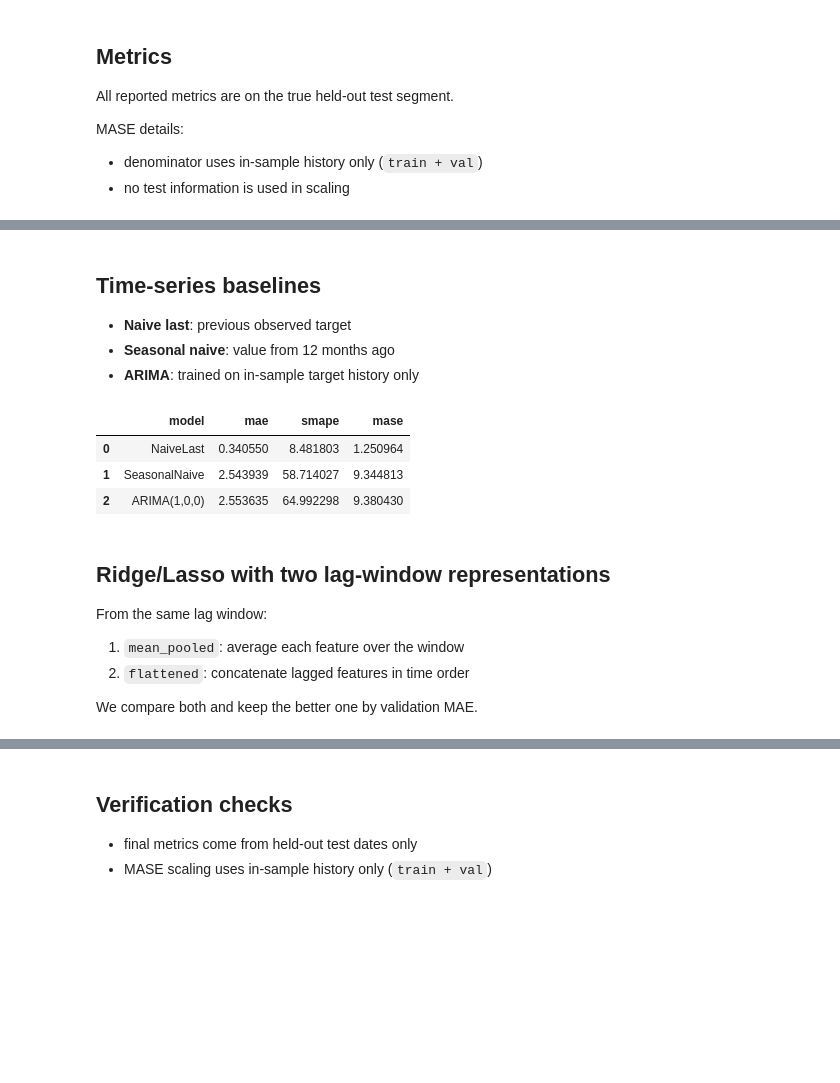
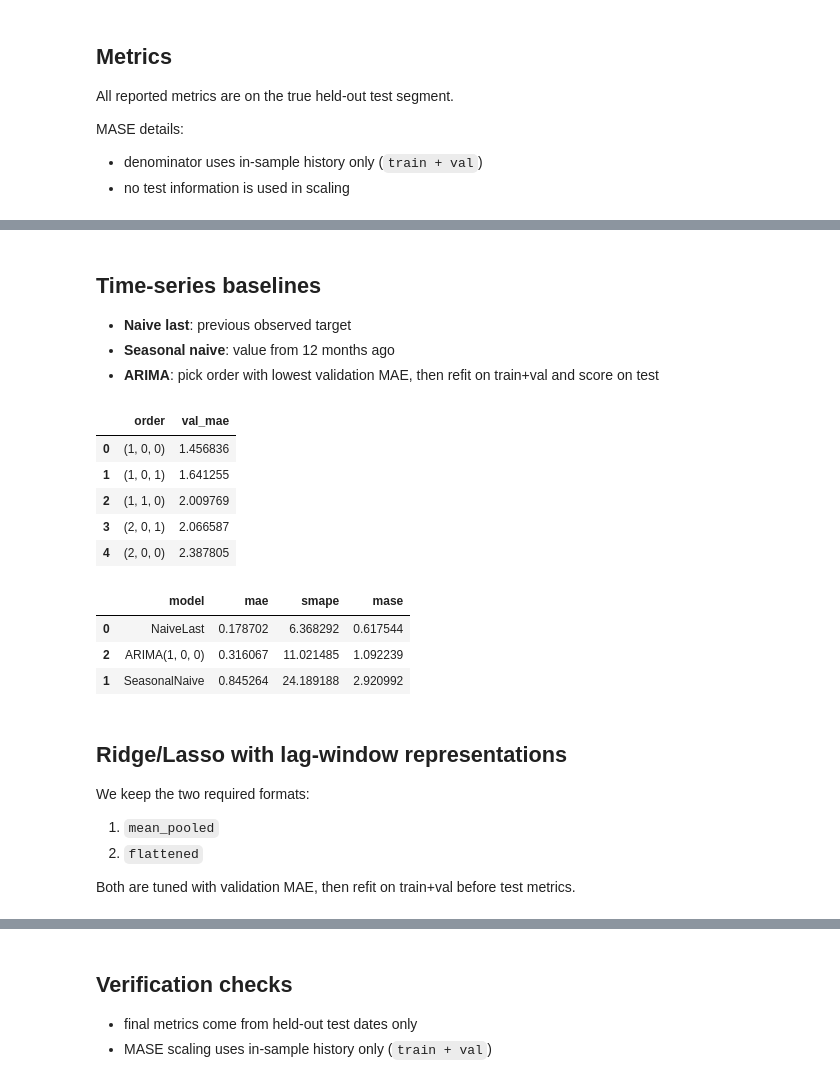
Before and after one commit to JadMouawad/261-Project, a Jupyter notebook: notebooks/03_classical_baselines.ipynb, the cells around one changed output, grey strips where cells are left out. Saved outputs shown, nothing was run; the diff lists cells and outputs as text; code cells hidden in the pictures; blank space fills up the shorter version.

```diff
--- a/notebooks/03_classical_baselines.ipynb
+++ b/notebooks/03_classical_baselines.ipynb
@@ -49,11 +50,14 @@ Baselines dir: C:\Users\User\Downloads\261-Project\results\baselines
 # %%
-N_LAGS = 60
+N_LAGS = 24
 SEASONAL_PERIOD = 12
 MASE_M = 1
-ARIMA_ORDER = (1, 0, 0)
-RIDGE_ALPHA = 1.0
-LASSO_ALPHA = 0.01
+LINEAR_TARGET_MODE = "delta"   # options: "level", "delta"
+
+ARIMA_GRID = [(1,0,0), (2,0,0), (1,0,1), (2,0,1), (1,1,0)]
+RIDGE_ALPHA_GRID = [1e-4,1e-3,1e-2,1e-1,1,3,10,30,100]
+LASSO_ALPHA_GRID = [1e-4,5e-4,1e-3,5e-3,1e-2,5e-2,1e-1]
 
 print("N_LAGS:", N_LAGS)
-print("ARIMA_ORDER:", ARIMA_ORDER)
+print("Linear target mode:", LINEAR_TARGET_MODE)
+print("ARIMA grid:", ARIMA_GRID)
 # %% [output]
@@ -160,42 +165,66 @@ MASE scale history length (train+val only): 335
 ## Time-series baselines
 - **Naive last**: previous observed target
 - **Seasonal naive**: value from 12 months ago
-- **ARIMA**: trained on in-sample target history only
+- **ARIMA**: pick order with lowest validation MAE, then refit on train+val and score on test
 # %%
 # Naive baselines from target history
 y_naive_last = y_sr.shift(1).loc[y_test.index]
 y_naive_seasonal = y_sr.shift(SEASONAL_PERIOD).loc[y_test.index]
 
-# ARIMA baseline fitted only on in-sample history
-arima_model = ARIMA(y_insample, order=ARIMA_ORDER)
-arima_fit = arima_model.fit()
-y_arima = pd.Series(arima_fit.forecast(steps=len(y_test)), index=y_test.index)
-
-# keep aligned non-null segments (seasonal naive may drop earliest test points)
 def aligned_eval(y_true_sr, y_pred_sr):
     joint = pd.concat([y_true_sr.rename("y"), y_pred_sr.rename("p")], axis=1).dropna()
     return joint["y"], joint["p"]
+
+# quick ARIMA order search on validation only
+arima_val_rows = []
+for order in ARIMA_GRID:
+    try:
+        mdl = ARIMA(y_train, order=order)
+        fit = mdl.fit()
+        pred_val = pd.Series(fit.forecast(steps=len(y_val)), index=y_val.index)
+        y_tv, y_pv = aligned_eval(y_val, pred_val)
+        v_mae = mae(y_tv, y_pv)
+        arima_val_rows.append({"order": order, "val_mae": float(v_mae)})
+    except Exception:
+        continue
+
+if len(arima_val_rows) == 0:
+    raise RuntimeError("ARIMA search failed for all candidate orders")
+
+arima_val_df = pd.DataFrame(arima_val_rows).sort_values("val_mae").reset_index(drop=True)
+best_arima_order = tuple(arima_val_df.iloc[0]["order"])
+
+# refit best order on train+val and evaluate on held-out test
+arima_fit = ARIMA(y_insample, order=best_arima_order).fit()
+y_arima = pd.Series(arima_fit.forecast(steps=len(y_test)), index=y_test.index)
 
 y_t_last, y_p_last = aligned_eval(y_test, y_naive_last)
 y_t_seas, y_p_seas = aligned_eval(y_test, y_naive_seasonal)
 y_t_arima, y_p_arima = aligned_eval(y_test, y_arima)
 
 metrics_ts = []
 metrics_ts.append(evaluate_model("NaiveLast", y_t_last, y_p_last, y_insample, mase_m=MASE_M))
 metrics_ts.append(evaluate_model("SeasonalNaive", y_t_seas, y_p_seas, y_insample, mase_m=MASE_M))
-metrics_ts.append(evaluate_model("ARIMA(1,0,0)", y_t_arima, y_p_arima, y_insample, mase_m=MASE_M))
+metrics_ts.append(evaluate_model(f"ARIMA{best_arima_order}", y_t_arima, y_p_arima, y_insample, mase_m=MASE_M))
 
+display(arima_val_df)
 pd.DataFrame(metrics_ts).sort_values("mae")
 # %% [output]
-|  | model | mae | smape | mase |
-| 0 | NaiveLast | 0.340550 | 8.481803 | 1.250964 |
-| 1 | SeasonalNaive | 2.543939 | 58.714027 | 9.344813 |
-| 2 | ARIMA(1,0,0) | 2.553635 | 64.992298 | 9.380430 |
+|  | order | val_mae |
+| 0 | (1, 0, 0) | 1.456836 |
+| 1 | (1, 0, 1) | 1.641255 |
+| 2 | (1, 1, 0) | 2.009769 |
+| 3 | (2, 0, 1) | 2.066587 |
+| 4 | (2, 0, 0) | 2.387805 |
+|  | model | mae | smape | mase |
+| 0 | NaiveLast | 0.178702 | 6.368292 | 0.617544 |
+| 2 | ARIMA(1, 0, 0) | 0.316067 | 11.021485 | 1.092239 |
+| 1 | SeasonalNaive | 0.845264 | 24.189188 | 2.920992 |
 # %% [markdown]
-## Ridge/Lasso with two lag-window representations
-From the same lag window:
-1. `mean_pooled`: average each feature over the window
-2. `flattened`: concatenate lagged features in time order
+## Ridge/Lasso with lag-window representations
+We keep the two required formats:
+1. `mean_pooled`
+2. `flattened`
 
-We compare both and keep the better one by validation MAE.
+Both are tuned with validation MAE, then refit on train+val before test metrics.
 # %%
```
Also changed, not shown: parts of 10 cells of this notebook, 7 other files.
